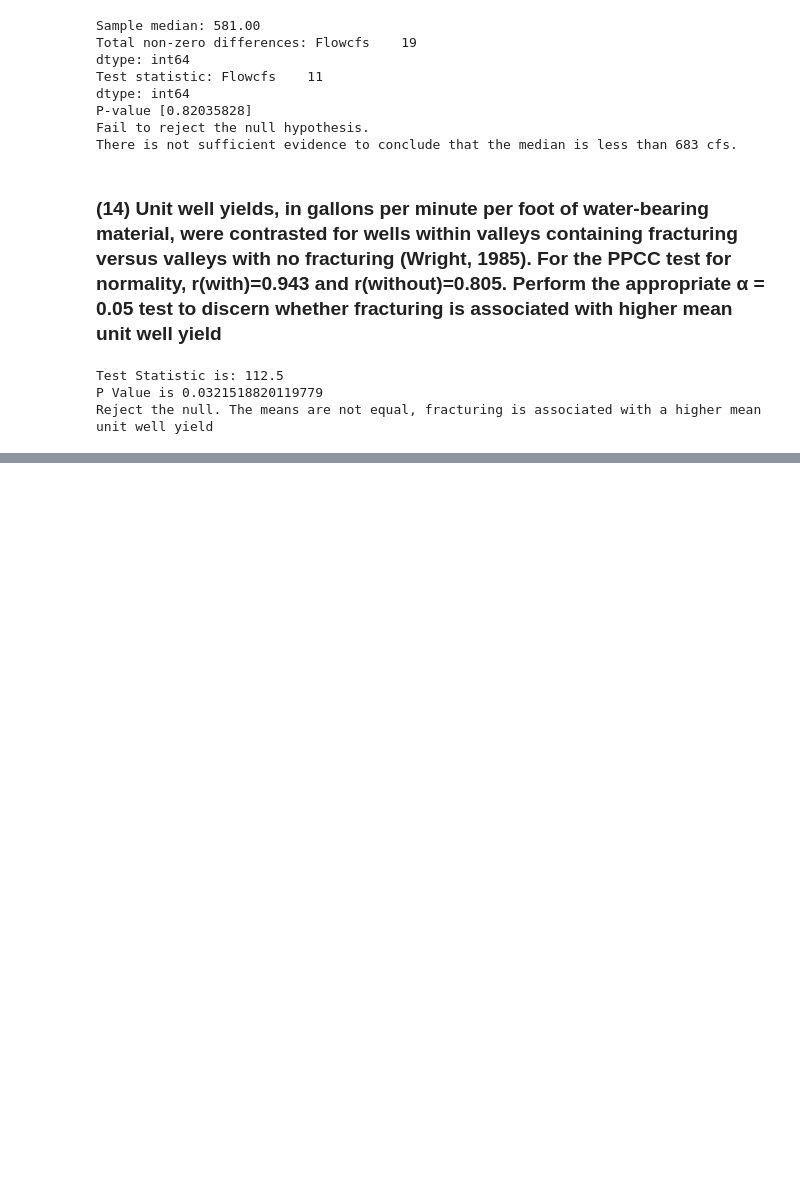
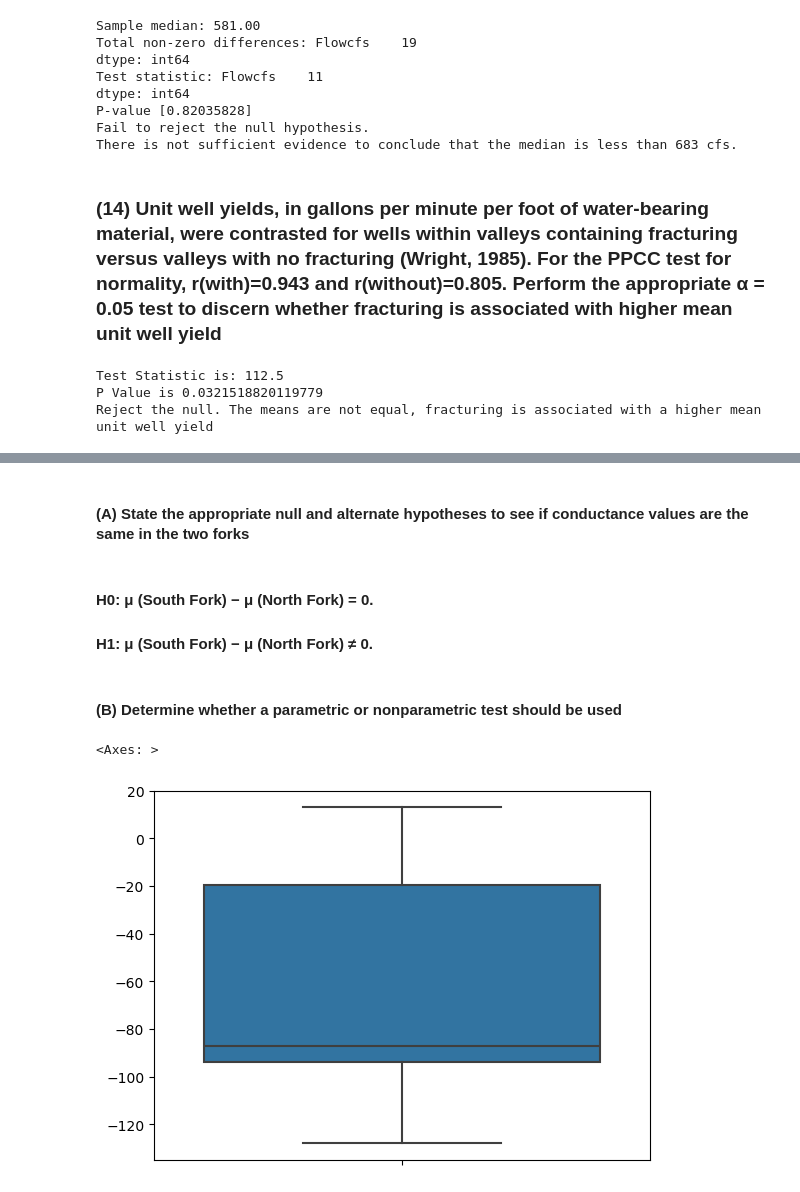
Before and after one commit to jtdocter27/Engineering-Probability---Statistics, a Jupyter notebook: 13-16.ipynb, the cells around one changed output, grey strips where cells are left out. Cells and saved outputs as stored; diff of their text form; code cells hidden in the pictures; blank space fills up the shorter version.

```diff
--- a/13-16.ipynb
+++ b/13-16.ipynb
@@ -83,0 +87,16 @@ Reject the null. The means are not equal, fracturing is associated with a higher
+# %% [markdown]
+#### (A) State the appropriate null and alternate hypotheses to see if conductance values are the same in the two forks
+# %% [markdown]
+#### H0: μ (South Fork) − μ (North Fork) = 0.
+#### H1: μ (South Fork) − μ (North Fork) ≠ 0.
+# %% [markdown]
+#### (B) Determine whether a parametric or nonparametric test should be used
+# %%
+river_df = pd.DataFrame({'South Fork': [194, 348, 383, 225, 266, 194, 212, 320, 340, 310], 'North Fork': [255, 353, 470, 353, 353, 295, 199, 410, 346, 405]})
+# %%
+differences = river_df['South Fork'] - river_df['North Fork']
+# %%
+sns.boxplot(y=differences)
+# %% [output]
+<Axes: >
+[figure, added]
```
Also changed, not shown: parts of 12 cells of this notebook, 2 other files.
